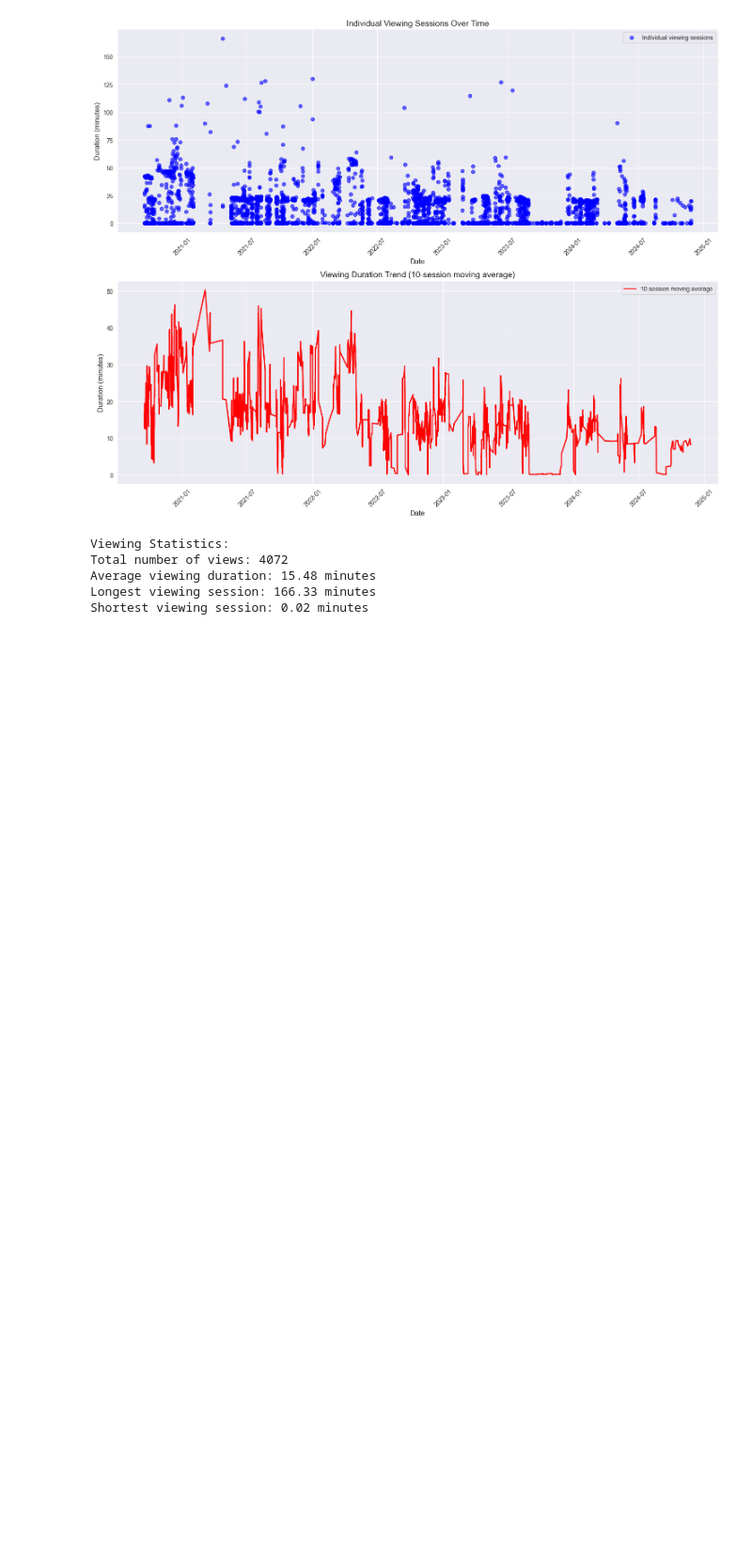
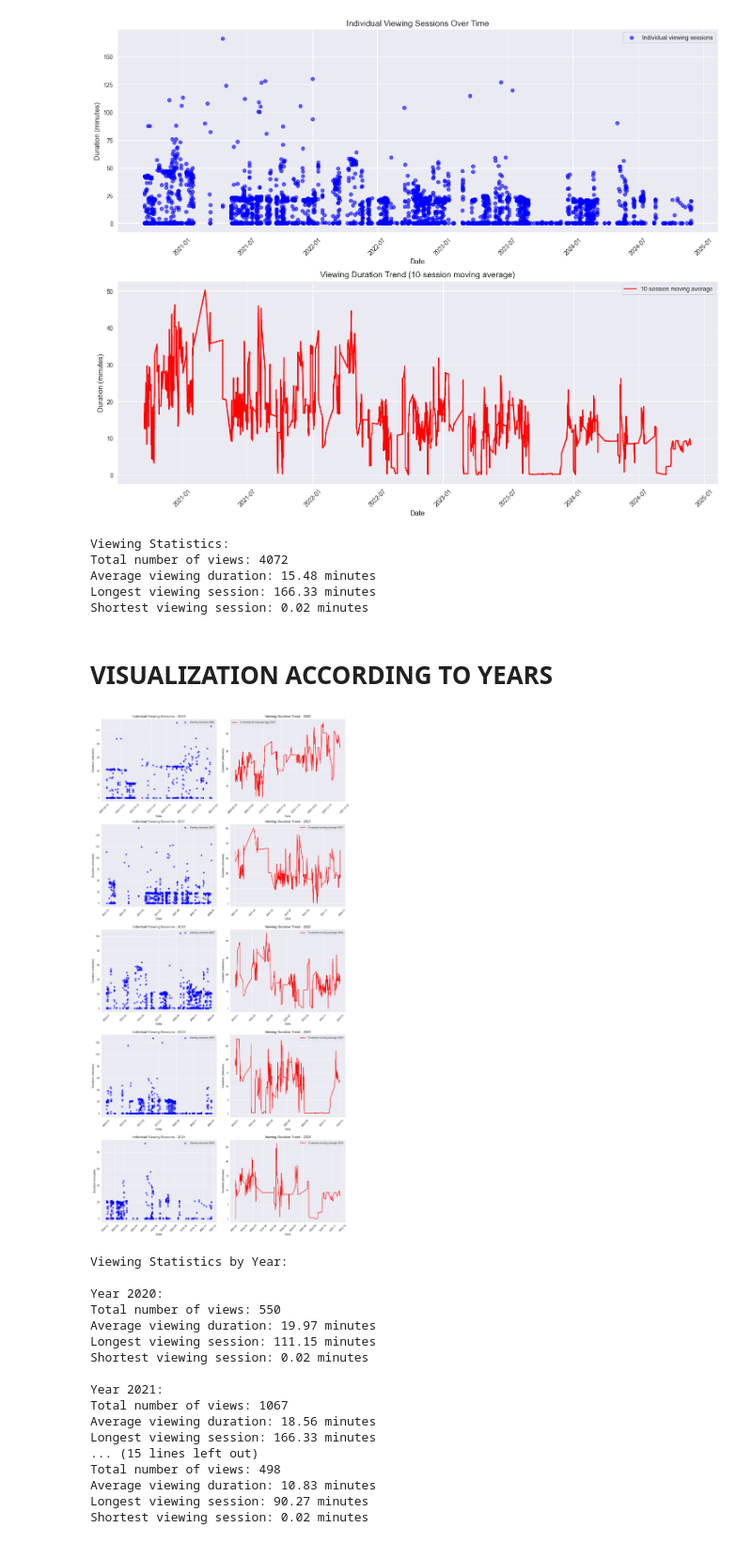
Before and after one commit to mfatihpaksoy/Dsa-210-Project, a Jupyter notebook: main.ipynb, the cells around one changed output. Shown: that part at 94% size. Cells and saved outputs as stored; diff of their text form; code cells hidden in the pictures; blank space fills up the shorter version.

```diff
--- a/main.ipynb
+++ b/main.ipynb
@@ -76,3 +79,72 @@ Total number of views: 4072
 Average viewing duration: 15.48 minutes
 Longest viewing session: 166.33 minutes
 Shortest viewing session: 0.02 minutes
+# %% [markdown]
+#  VISUALIZATION ACCORDING TO YEARS
+# %%
+
+# After processing mehmet_data, add year-by-year analysis
+mehmet_data['Year'] = mehmet_data['Start Time'].dt.year
+
+# Create figure with 3 rows of subplots
+fig, axes = plt.subplots(len(mehmet_data['Year'].unique()), 2, figsize=(15, 6*len(mehmet_data['Year'].unique())))
+sns.set_style("darkgrid")
+
+# Plot data for each year
+for idx, year in enumerate(sorted(mehmet_data['Year'].unique())):
+    year_data = mehmet_data[mehmet_data['Year'] == year]
+
+    # Scatter plot for the year
+    axes[idx, 0].scatter(year_data['Start Time'], year_data['Duration_Minutes'],
+                        alpha=0.6, color='blue', label=f'Viewing sessions {year}')
+    axes[idx, 0].set_title(f"Individual Viewing Sessions - {year}", fontsize=14)
+    axes[idx, 0].set_xlabel('Date', fontsize=12)
+    axes[idx, 0].set_ylabel('Duration (minutes)', fontsize=12)
+    axes[idx, 0].tick_params(axis='x', rotation=45)
+    axes[idx, 0].legend()
+
+    # Moving average trend for the year
+    axes[idx, 1].plot(year_data['Start Time'],
+                     year_data['Duration_Minutes'].rolling(10).mean(),
+                     color='red', linewidth=2,
+                     label=f'10-session moving average {year}')
+    axes[idx, 1].set_title(f"Viewing Duration Trend - {year}", fontsize=14)
+    axes[idx, 1].set_xlabel('Date', fontsize=12)
+    axes[idx, 1].set_ylabel('Duration (minutes)', fontsize=12)
+    axes[idx, 1].tick_params(axis='x', rotation=45)
+    axes[idx, 1].legend()
+
+# Adjust layout to prevent label cutoff
+plt.tight_layout()
+
+# Show the plots
+plt.show()
+
+# Print statistics by year
+print("\nViewing Statistics by Year:")
+for year in sorted(mehmet_data['Year'].unique()):
+    year_data = mehmet_data[mehmet_data['Year'] == year]
+    print(f"\nYear {year}:")
+    print(f"Total number of views: {len(year_data)}")
+    print(f"Average viewing duration: {year_data['Duration_Minutes'].mean():.2f} minutes")
+    print(f"Longest viewing session: {year_data['Duration_Minutes'].max():.2f} minutes")
+    print(f"Shortest viewing session: {year_data['Duration_Minutes'].min():.2f} minutes")
+# %% [output]
+[figure, added]
+Viewing Statistics by Year:
+
+Year 2020:
+Total number of views: 550
+Average viewing duration: 19.97 minutes
+Longest viewing session: 111.15 minutes
+Shortest viewing session: 0.02 minutes
+
+Year 2021:
+Total number of views: 1067
+Average viewing duration: 18.56 minutes
+Longest viewing session: 166.33 minutes
+... (15 lines left out)
+Total number of views: 498
+Average viewing duration: 10.83 minutes
+Longest viewing session: 90.27 minutes
+Shortest viewing session: 0.02 minutes
```
Also changed, not shown: parts of 1 cell of this notebook.
